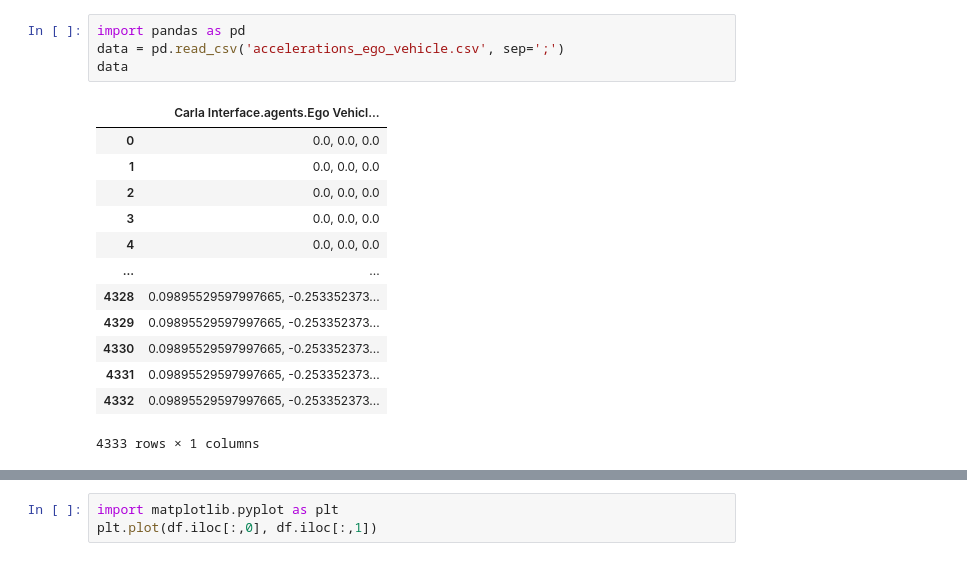
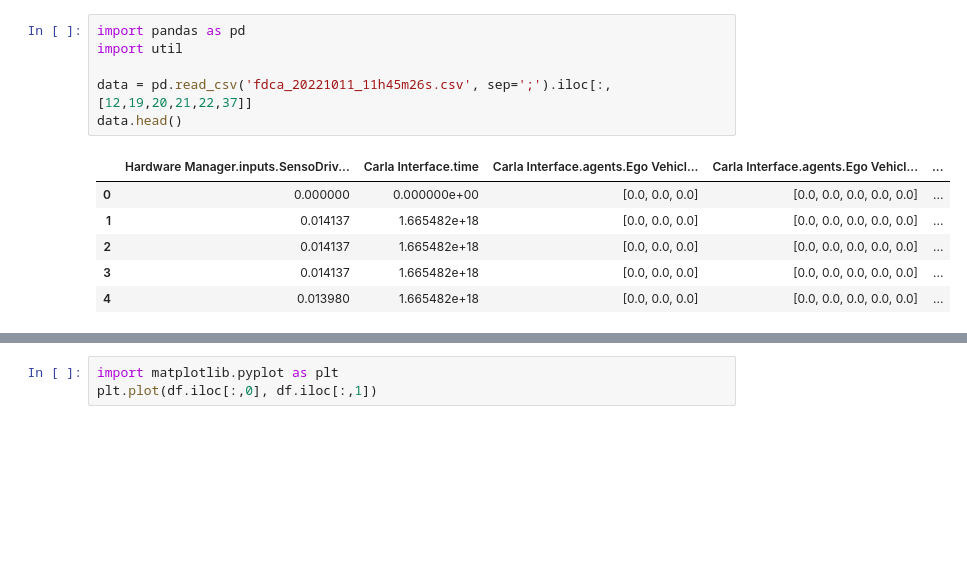
Before and after one commit to lucassuryana/dat_anlys_driv_sim, a Jupyter notebook: parser.ipynb, the cells around one changed output, grey strips where cells are left out. Saved outputs shown, nothing was run; the diff lists cells and outputs as text; blank space fills up the shorter version.

```diff
--- a/parser.ipynb
+++ b/parser.ipynb
@@ -1,18 +1,13 @@
 # %%
 import pandas as pd
-data = pd.read_csv('accelerations_ego_vehicle.csv', sep=';')
-data
+import util
+
+data = pd.read_csv('fdca_20221011_11h45m26s.csv', sep=';').iloc[:,[12,19,20,21,22,37]]
+data.head()
 # %% [output]
-|  | Carla Interface.agents.Ego Vehicl... |
-| 0 | 0.0, 0.0, 0.0 |
-| 1 | 0.0, 0.0, 0.0 |
-| 2 | 0.0, 0.0, 0.0 |
-| 3 | 0.0, 0.0, 0.0 |
-| 4 | 0.0, 0.0, 0.0 |
-| ... | ... |
-| 4328 | 0.09895529597997665, -0.253352373... |
-| 4329 | 0.09895529597997665, -0.253352373... |
-| 4330 | 0.09895529597997665, -0.253352373... |
-| 4331 | 0.09895529597997665, -0.253352373... |
-| 4332 | 0.09895529597997665, -0.253352373... |
+|  | Hardware Manager.inputs.SensoDriv... | Carla Interface.time | Carla Interface.agents.Ego Vehicl... | Carla Interface.agents.Ego Vehicl... | ... |
+| 0 | 0.000000 | 0.000000e+00 | [0.0, 0.0, 0.0] | [0.0, 0.0, 0.0, 0.0, 0.0] | ... |
+| 1 | 0.014137 | 1.665482e+18 | [0.0, 0.0, 0.0] | [0.0, 0.0, 0.0, 0.0, 0.0] | ... |
+| 2 | 0.014137 | 1.665482e+18 | [0.0, 0.0, 0.0] | [0.0, 0.0, 0.0, 0.0, 0.0] | ... |
+| 3 | 0.014137 | 1.665482e+18 | [0.0, 0.0, 0.0] | [0.0, 0.0, 0.0, 0.0, 0.0] | ... |
+| 4 | 0.013980 | 1.665482e+18 | [0.0, 0.0, 0.0] | [0.0, 0.0, 0.0, 0.0, 0.0] | ... |
-4333 rows × 1 columns
```
Also changed, not shown: parts of 9 cells of this notebook.
